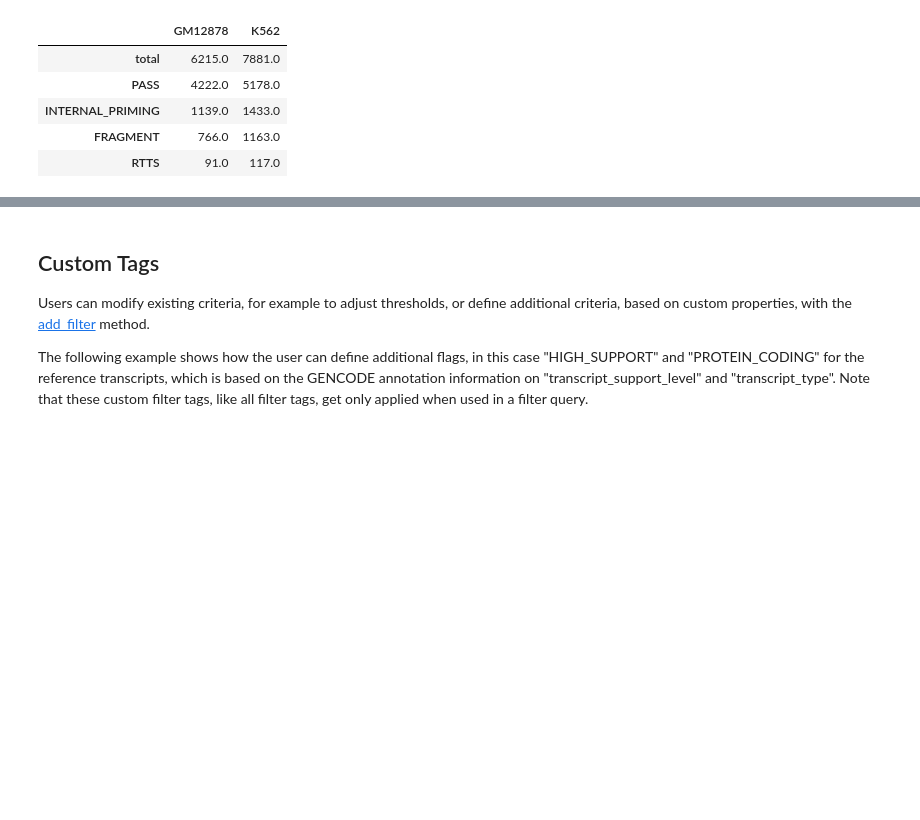
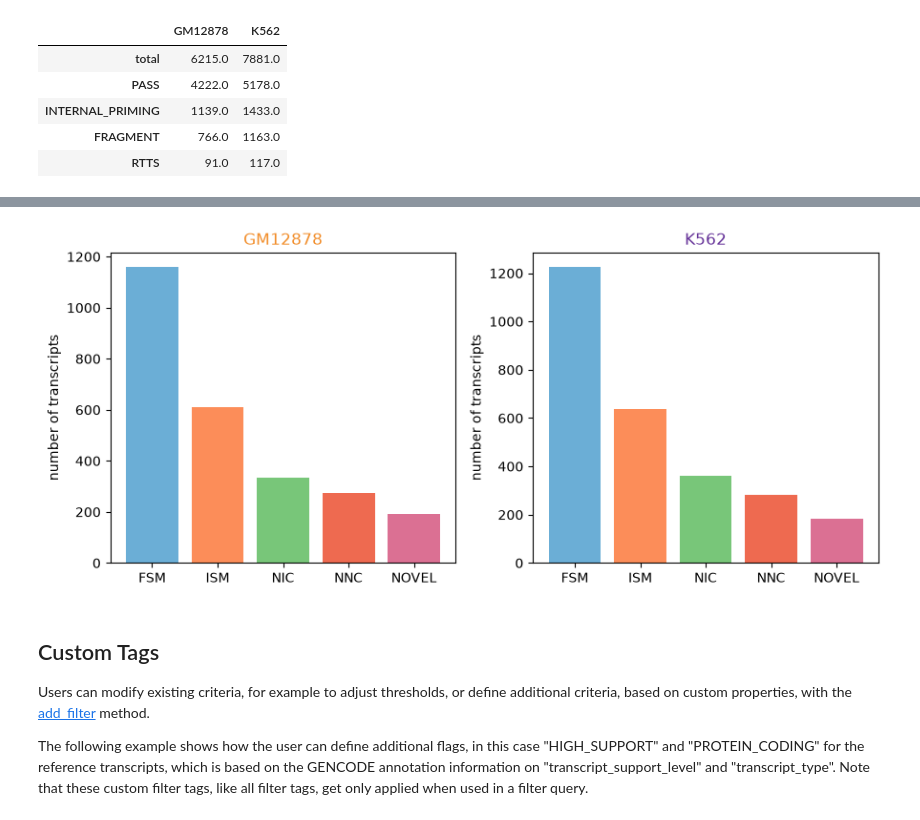
Before and after one commit to HerwigLab/IsoTools2, a Jupyter notebook: docs/notebooks/06_filtering.ipynb, the cells around one changed output, grey strips where cells are left out. Saved outputs shown, nothing was run; the diff lists cells and outputs as text; code cells hidden in the pictures; blank space fills up the shorter version.

Commit message:
Move SQANTI3 import section from 05_qc.ipynb to 06_filtering.ipynb

```diff
--- a/docs/notebooks/06_filtering.ipynb
+++ b/docs/notebooks/06_filtering.ipynb
@@ -27,6 +27,9 @@ import pandas as pd
 
 path='demonstration_dataset'
 transcriptome=Transcriptome.load(f'{path}/demo_isotools.pkl')
+groups = transcriptome.groups()
+group_colors = {'GM12878': '#f28e2b', 'K562': 'rebeccapurple'}
+sample_idx = {s: i for i, s in enumerate(transcriptome.samples)}
 # %% [output]
 INFO:loading transcriptome from demonstration_dataset/demo_isotools.pkl
 # %% [markdown]
@@ -97,0 +131,6 @@ f_stats
+# %%
+gene = transcriptome['RIPK2']
+for transcript in gene.transcripts:
+    if 'sqanti_classification' in transcript:
+        print(transcript['sqanti_classification'])
+        break
@@ -98,3 +143,36 @@ f_stats
+# %%
+from collections import Counter
+from isotools import SQANTI_PALETTE
+
+sqanti_to_novelty = {
+    'full-splice_match': 'FSM',
+    'incomplete-splice_match': 'ISM',
+    'novel_in_catalog': 'NIC',
+    'novel_not_in_catalog': 'NNC',
+}
+novelty_order = [SQANTI_PALETTE[i]['tag'] for i in sorted(SQANTI_PALETTE)]
+novelty_palette = {entry['tag']: entry['color'] for entry in SQANTI_PALETTE.values()}
+
+category_counts = {group_name: Counter() for group_name in groups}
+for gene, trid, transcript in transcriptome.iter_transcripts(query='BALANCED'):
+    if 'sqanti_classification' not in transcript:
+        continue
+    novelty = sqanti_to_novelty.get(transcript['sqanti_classification']['structural_category'], 'NOVEL')
+    for group_name, group_samples in groups.items():
+        g_idx = [sample_idx[s] for s in group_samples]
+        if gene.coverage[g_idx, trid].sum() > 0:
+            category_counts[group_name][novelty] += 1
+# %%
+fig, axs = plt.subplots(1, 2, figsize=(9, 4))
+for ax, group_name in zip(axs, groups):
+    values = [category_counts[group_name][c] for c in novelty_order]
+    colors = [novelty_palette[c] for c in novelty_order]
+    ax.bar(novelty_order, values, color=colors)
+    ax.set_title(group_name, color=group_colors[group_name])
+    ax.set_ylabel('number of transcripts')
+plt.tight_layout()
+# %% [output]
+[figure, added]
 # %% [markdown]
 ## Custom Tags
 Users can modify existing criteria, for example to adjust thresholds, or define additional criteria, based on custom properties, with the [add_filter](../isotoolsAPI.html?highlight=add_filter#isotools.Transcriptome.add_filter) method.
```
Also changed, not shown: parts of 7 cells of this notebook, 1 other file.
